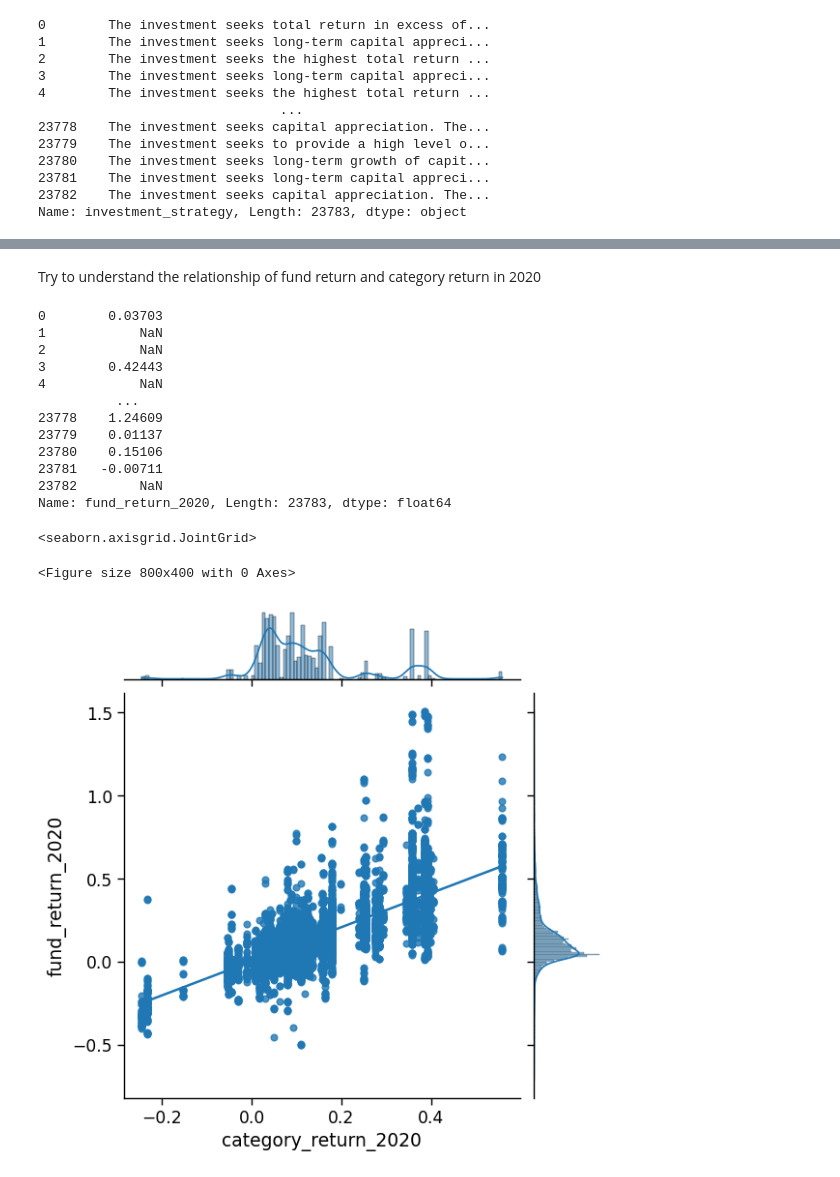
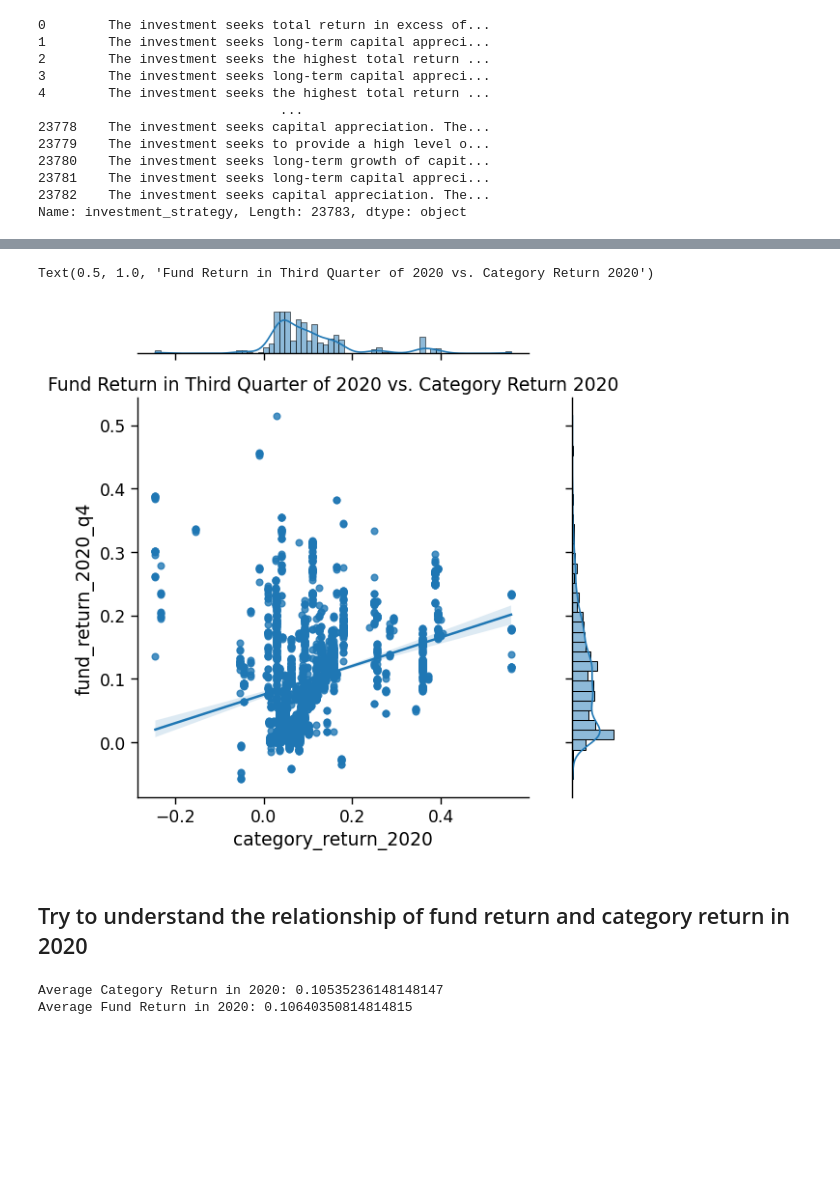
Before and after one commit to ubco-W2022T2-data301/project-group-group-57, a Jupyter notebook: analysis/analysis_George_Hsu.ipynb, the cells around one changed output, grey strips where cells are left out. Saved outputs shown, nothing was run; the diff lists cells and outputs as text; code cells hidden in the pictures; blank space fills up the shorter version.

```diff
--- a/analysis/analysis_George_Hsu.ipynb
+++ b/analysis/analysis_George_Hsu.ipynb
@@ -168,0 +155,6 @@ sns.jointplot(x='category_return_2020', y='fund_return_2020_q4', data=df1, kind=
+# %%
+sns.jointplot(x='category_return_2020', y='fund_return_2020_q4', data=df1, kind="reg", space=1)
+plt.title('Fund Return in Third Quarter of 2020 vs. Category Return 2020')
+# %% [output]
+Text(0.5, 1.0, 'Fund Return in Third Quarter of 2020 vs. Category Return 2020')
+[figure, added]
@@ -169,27 +163,2 @@ sns.jointplot(x='category_return_2020', y='fund_return_2020_q4', data=df1, kind=
 # %% [markdown]
-Try to understand the relationship of fund return and category return in 2020
+## Try to understand the relationship of fund return and category return in 2020
-# %%
-df1['fund_return_2020']
-# %% [output]
-0        0.03703
-1            NaN
-2            NaN
-3        0.42443
-4            NaN
-          ...
-23778    1.24609
-23779    0.01137
-23780    0.15106
-23781   -0.00711
-23782        NaN
-Name: fund_return_2020, Length: 23783, dtype: float64
-# %%
-plt.figure(figsize=(8,4))
-
-sns.set_context('paper', font_scale=1.4)
-
-sns.jointplot(x='category_return_2020', y='fund_return_2020', data=df1, kind="reg")
-# %% [output]
-<seaborn.axisgrid.JointGrid>
-<Figure size 800x400 with 0 Axes>
-[figure, removed]
@@ -197,0 +165,7 @@ sns.barplot(x='fund_return_2020_q2', y='fund_return_2021_q2', data=df1)
+# %%
+print('Average Category Return in 2020:', df1['category_return_2020'].mean())
+
+print('Average Fund Return in 2020:', df1['fund_return_2020'].mean())
+# %% [output]
+Average Category Return in 2020: 0.10535236148148147
+Average Fund Return in 2020: 0.10640350814814815
```
Also changed, not shown: parts of 37 cells of this notebook, 4 other files.
